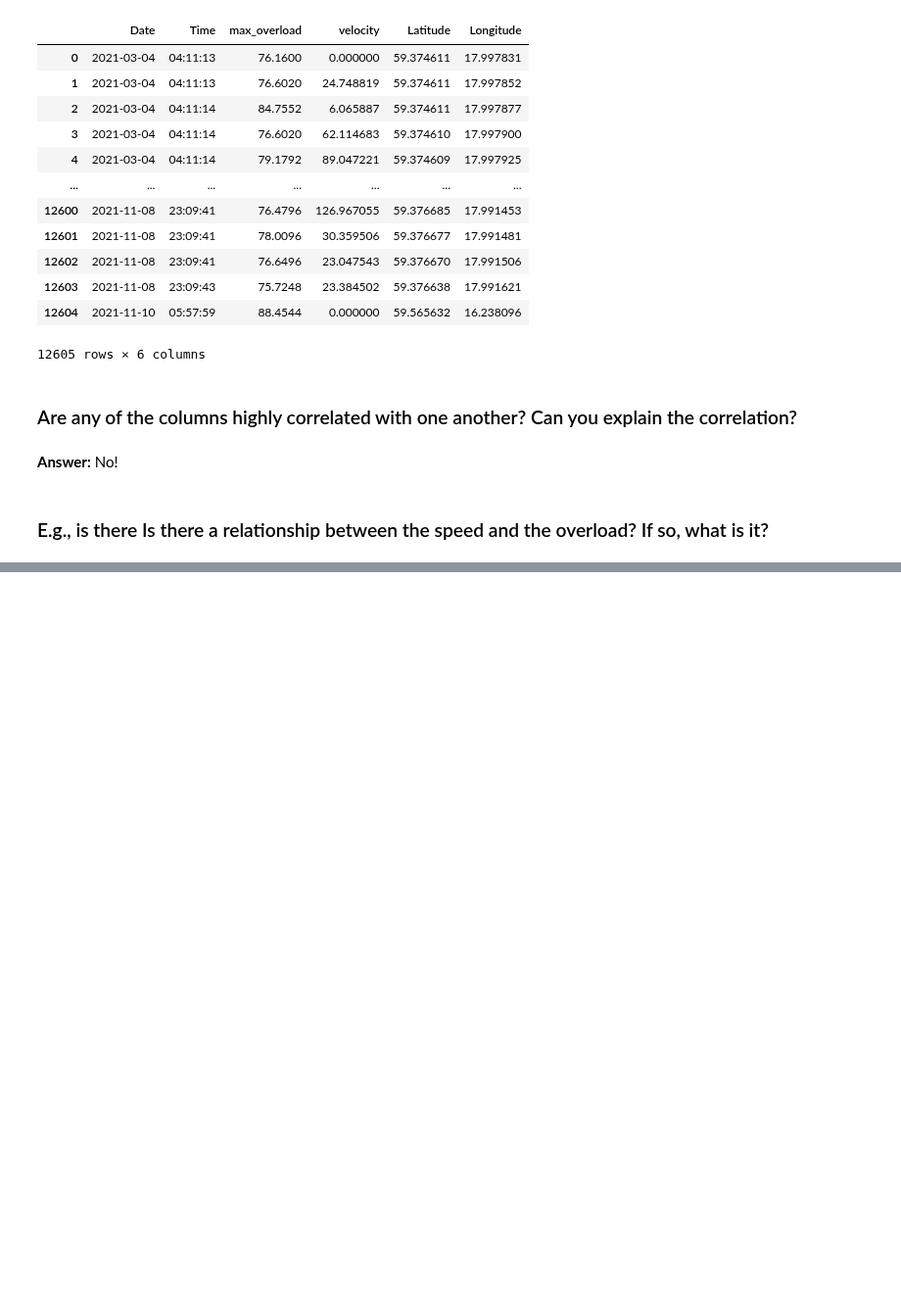
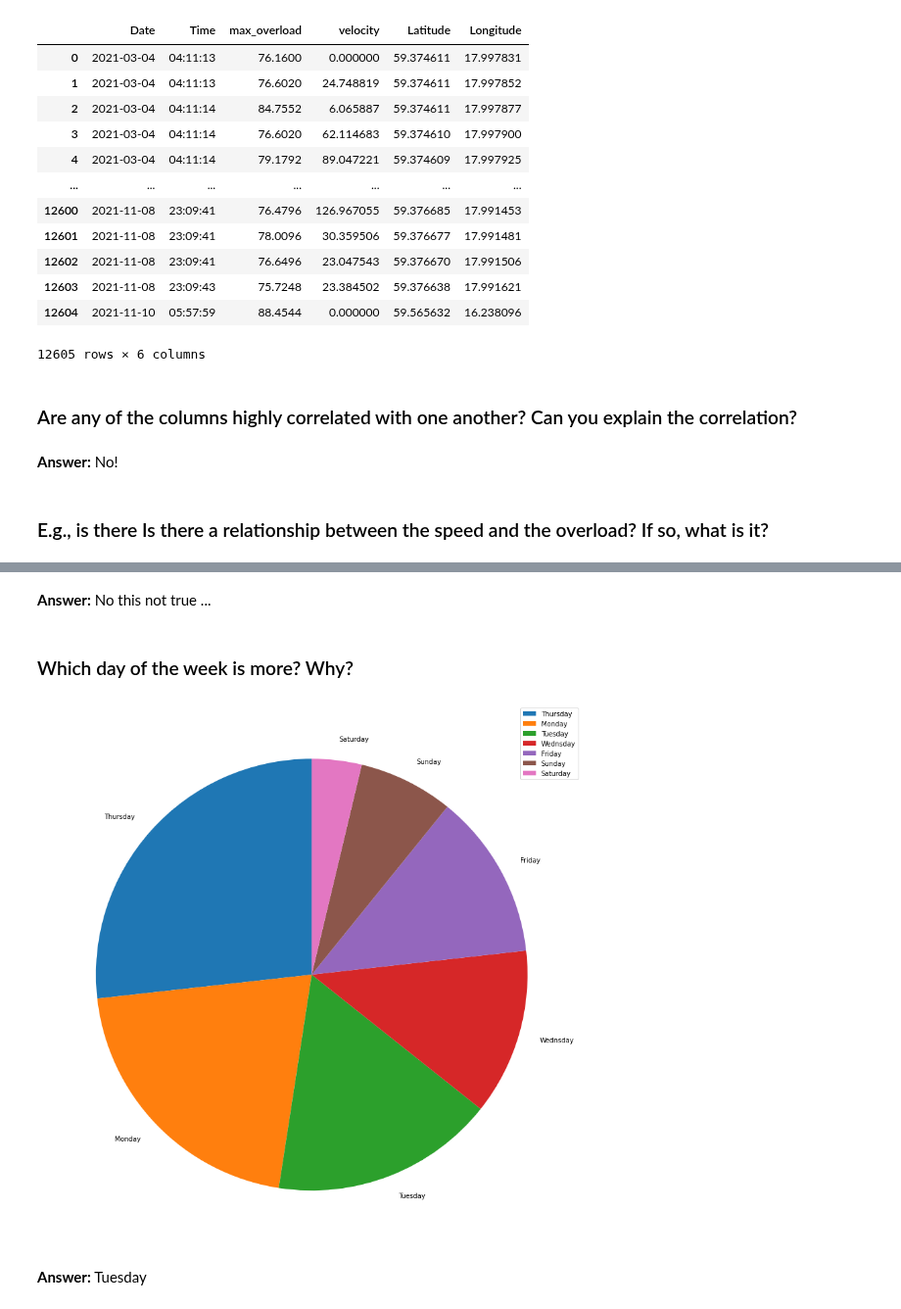
Before and after one commit to OmidSa75/Data_scinece-Smartset-overloads-PoliMI, a Jupyter notebook: main.ipynb, the cells around one changed output, grey strips where cells are left out. Shown at 98% size. Saved outputs shown, nothing was run; the diff lists cells and outputs as text; code cells hidden in the pictures; blank space fills up the shorter version.

```diff
--- a/main.ipynb
+++ b/main.ipynb
@@ -595,0 +620,15 @@ new_imp_df1
+# %% [markdown]
+**Answer:** No this not true ...
+# %% [markdown]
+### Which day of the week is more? Why?
+# %%
+plt.figure(figsize=(15, 15))
+
+plt.pie(df1['day_of_weak'].value_counts(),
+        labels=['Thursday', 'Monday', 'Tuesday', 'Wednsday', 'Friday', 'Sunday', 'Saturday'], startangle=90)
+plt.legend()
+plt.show()
+# %% [output]
+[figure, added]
+# %% [markdown]
+**Answer:** Tuesday
```
Also changed, not shown: parts of 7 cells of this notebook.
